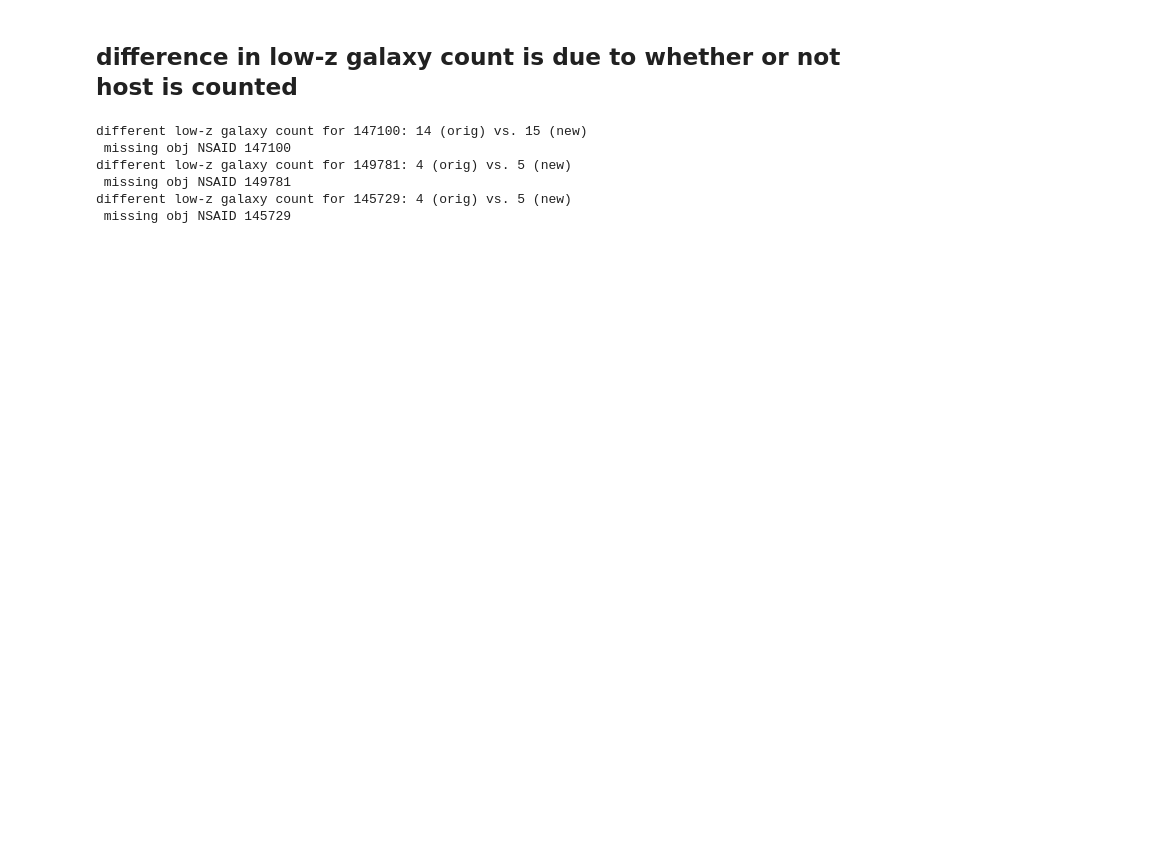
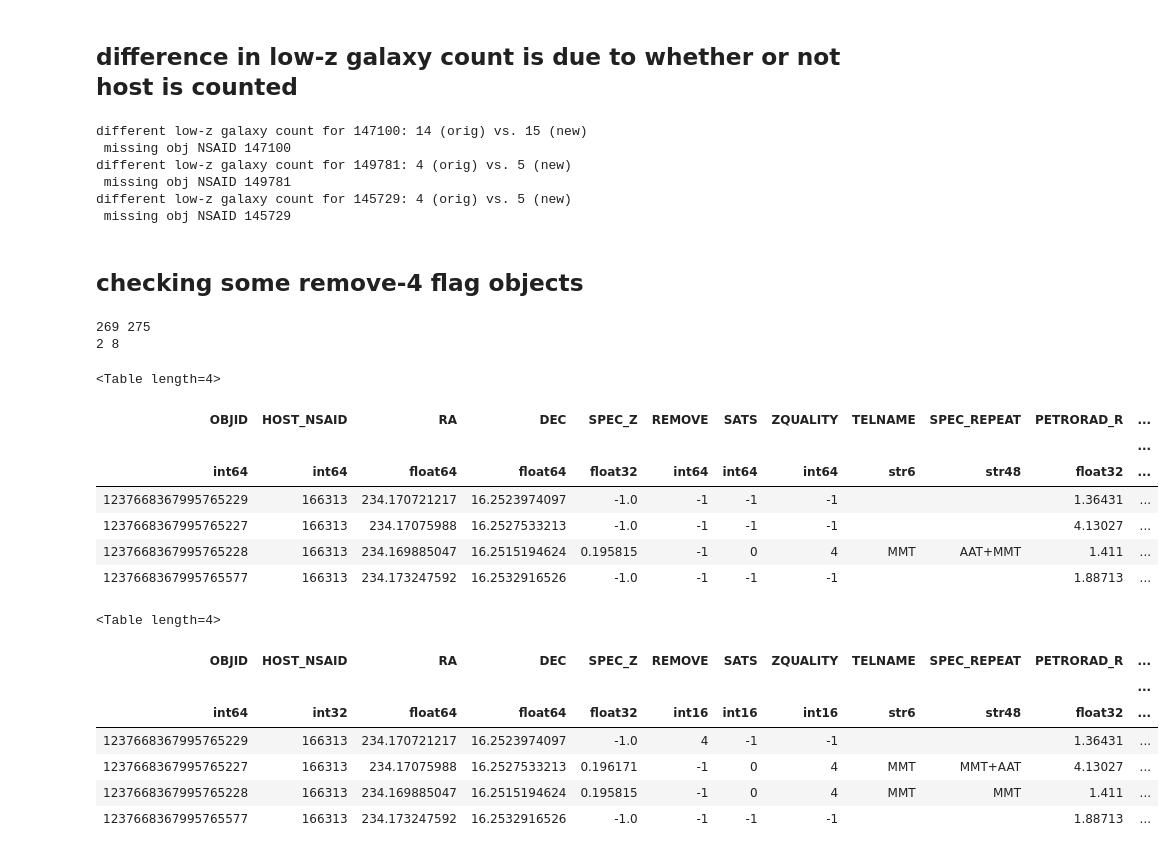
Before and after one commit to sagasurvey/examples, a Jupyter notebook: notebooks/compare base catalogs generated by new and original codes.ipynb, the cells around one changed output. Cells and saved outputs as stored; diff of their text form; code cells hidden in the pictures; blank space fills up the shorter version.

```diff
--- a/notebooks/compare base catalogs generated by new and original codes.ipynb
+++ b/notebooks/compare base catalogs generated by new and original codes.ipynb
@@ -197,3 +197,43 @@ different low-z galaxy count for 149781: 4 (orig) vs. 5 (new)
  missing obj NSAID 149781
 different low-z galaxy count for 145729: 4 (orig) vs. 5 (new)
  missing obj NSAID 145729
+# %% [markdown]
+## checking some remove-4 flag objects
+# %%
+host_nsa = 166313
+columns = 'OBJID HOST_NSAID RA DEC SPEC_Z REMOVE SATS ZQUALITY TELNAME SPEC_REPEAT PETRORAD_R PETRORADERR_R r_mag OBJ_NSAID coord'.split()
+bo = saga_object_catalog.load(host_nsa, columns=columns).pop()
+bn = saga_object_catalog_dr12.load(host_nsa, columns=columns).pop()
+# %%
+bn_objid_rm4 = Query('REMOVE==4').filter(bn)['OBJID']
+bo_objid_rm4 = Query('REMOVE==4').filter(bo)['OBJID']
+
+kn = bn_objid_rm4[np.in1d(bn_objid_rm4, bo_objid_rm4, invert=True)]
+ko = bo_objid_rm4[np.in1d(bo_objid_rm4, bn_objid_rm4, invert=True)]
+
+print(len(bn_objid_rm4), len(bo_objid_rm4))
+print(len(kn), len(ko))
+# %% [output]
+269 275
+2 8
+# %%
+i = kn[1]
+display(find_near_objid(bo, i, 15))
+display(find_near_objid(bn, i, 15))
+# %% [output]
+<Table length=4>
+| OBJID | HOST_NSAID | RA | DEC | SPEC_Z | REMOVE | SATS | ZQUALITY | TELNAME | SPEC_REPEAT | PETRORAD_R | ... |
+|  |  |  |  |  |  |  |  |  |  |  | ... |
+| int64 | int64 | float64 | float64 | float32 | int64 | int64 | int64 | str6 | str48 | float32 | ... |
+| 1237668367995765229 | 166313 | 234.170721217 | 16.2523974097 | -1.0 | -1 | -1 | -1 |  |  | 1.36431 | ... |
+| 1237668367995765227 | 166313 | 234.17075988 | 16.2527533213 | -1.0 | -1 | -1 | -1 |  |  | 4.13027 | ... |
+| 1237668367995765228 | 166313 | 234.169885047 | 16.2515194624 | 0.195815 | -1 | 0 | 4 | MMT | AAT+MMT | 1.411 | ... |
+| 1237668367995765577 | 166313 | 234.173247592 | 16.2532916526 | -1.0 | -1 | -1 | -1 |  |  | 1.88713 | ... |
+<Table length=4>
+| OBJID | HOST_NSAID | RA | DEC | SPEC_Z | REMOVE | SATS | ZQUALITY | TELNAME | SPEC_REPEAT | PETRORAD_R | ... |
+|  |  |  |  |  |  |  |  |  |  |  | ... |
+| int64 | int32 | float64 | float64 | float32 | int16 | int16 | int16 | str6 | str48 | float32 | ... |
+| 1237668367995765229 | 166313 | 234.170721217 | 16.2523974097 | -1.0 | 4 | -1 | -1 |  |  | 1.36431 | ... |
+| 1237668367995765227 | 166313 | 234.17075988 | 16.2527533213 | 0.196171 | -1 | 0 | 4 | MMT | MMT+AAT | 4.13027 | ... |
+| 1237668367995765228 | 166313 | 234.169885047 | 16.2515194624 | 0.195815 | -1 | 0 | 4 | MMT | MMT | 1.411 | ... |
+| 1237668367995765577 | 166313 | 234.173247592 | 16.2532916526 | -1.0 | -1 | -1 | -1 |  |  | 1.88713 | ... |
```
Also changed, not shown: parts of 4 cells of this notebook, 1 other file.
